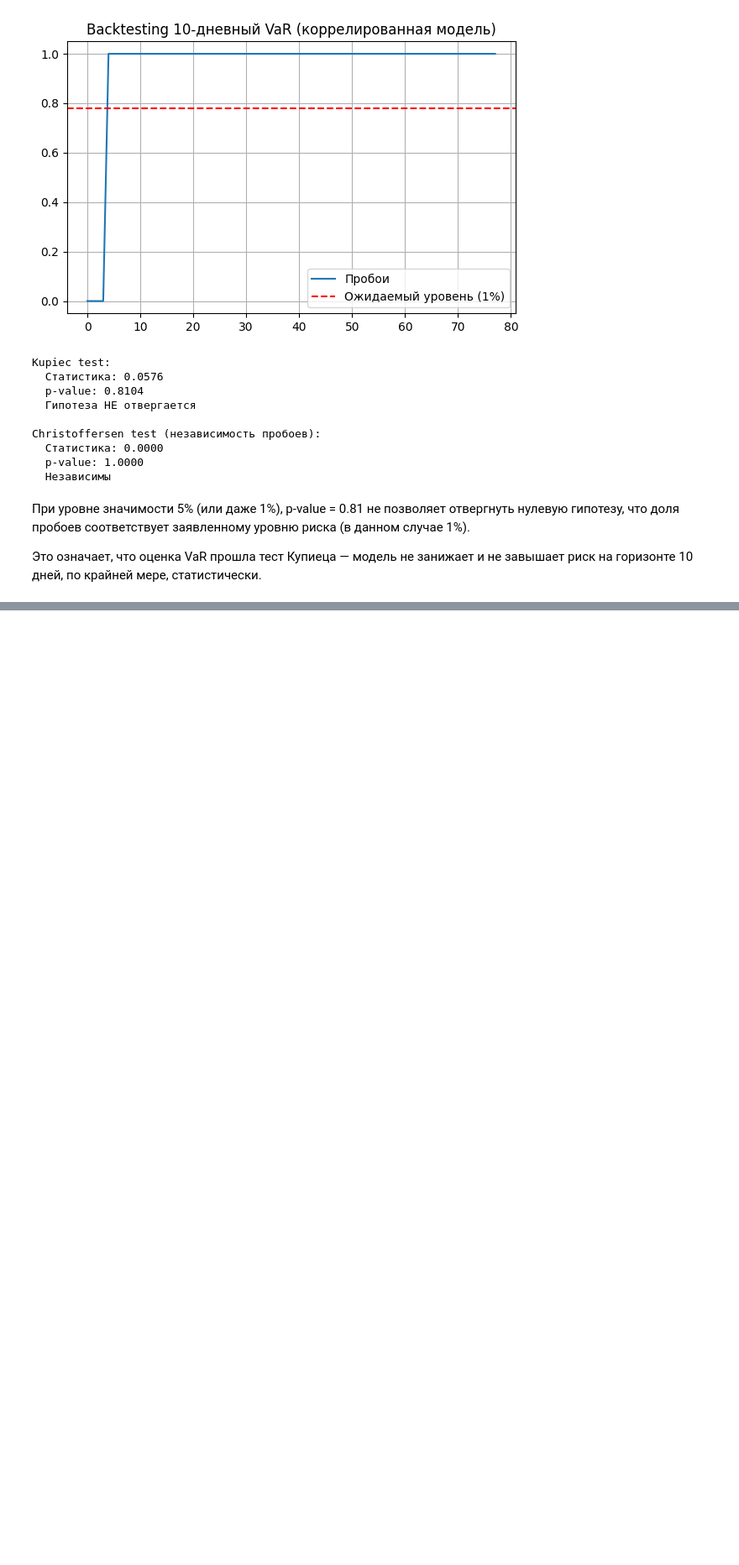
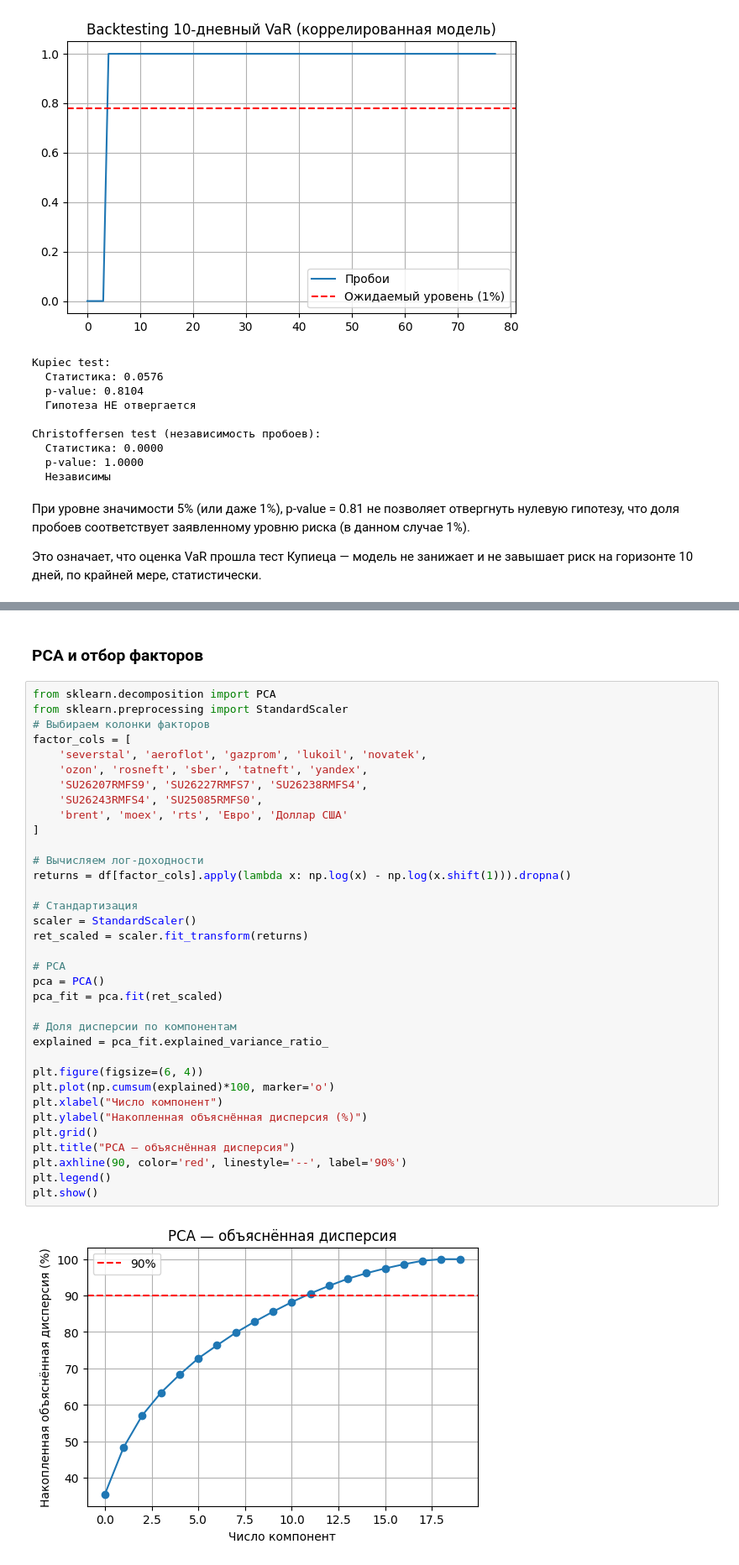
Before and after one commit to Astemlr/riskiskis, a Jupyter notebook: start.ipynb, the cells around one changed output, grey strips where cells are left out. Shown: that part at 84% size. Saved outputs shown, nothing was run; the diff lists cells and outputs as text; blank space fills up the shorter version.

```diff
--- a/start.ipynb
+++ b/start.ipynb
@@ -262,0 +247,39 @@ NameError: name 'pd' is not defined
+# %% [markdown]
+### PCA и отбор факторов
+# %%
+from sklearn.decomposition import PCA
+from sklearn.preprocessing import StandardScaler
+# Выбираем колонки факторов
+factor_cols = [
+    'severstal', 'aeroflot', 'gazprom', 'lukoil', 'novatek',
+    'ozon', 'rosneft', 'sber', 'tatneft', 'yandex',
+    'SU26207RMFS9', 'SU26227RMFS7', 'SU26238RMFS4',
+    'SU26243RMFS4', 'SU25085RMFS0',
+    'brent', 'moex', 'rts', 'Евро', 'Доллар США'
+]
+
+# Вычисляем лог-доходности
+returns = df[factor_cols].apply(lambda x: np.log(x) - np.log(x.shift(1))).dropna()
+
+# Стандартизация
+scaler = StandardScaler()
+ret_scaled = scaler.fit_transform(returns)
+
+# PCA
+pca = PCA()
+pca_fit = pca.fit(ret_scaled)
+
+# Доля дисперсии по компонентам
+explained = pca_fit.explained_variance_ratio_
+
+plt.figure(figsize=(6, 4))
+plt.plot(np.cumsum(explained)*100, marker='o')
+plt.xlabel("Число компонент")
+plt.ylabel("Накопленная объяснённая дисперсия (%)")
+plt.grid()
+plt.title("PCA — объяснённая дисперсия")
+plt.axhline(90, color='red', linestyle='--', label='90%')
+plt.legend()
+plt.show()
+# %% [output]
+[figure, added]
```
Also changed, not shown: parts of 25 cells of this notebook, 7 other files.
